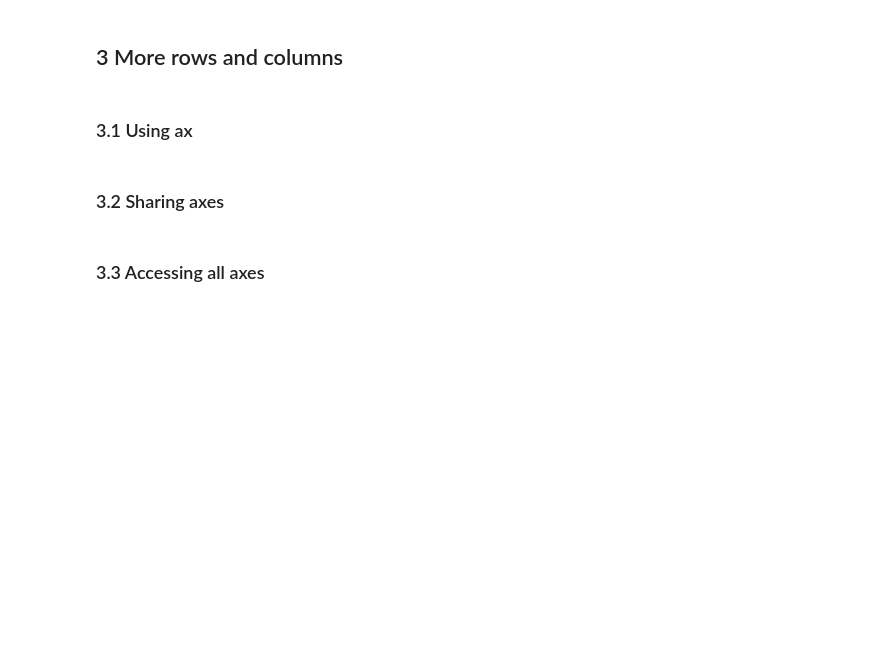
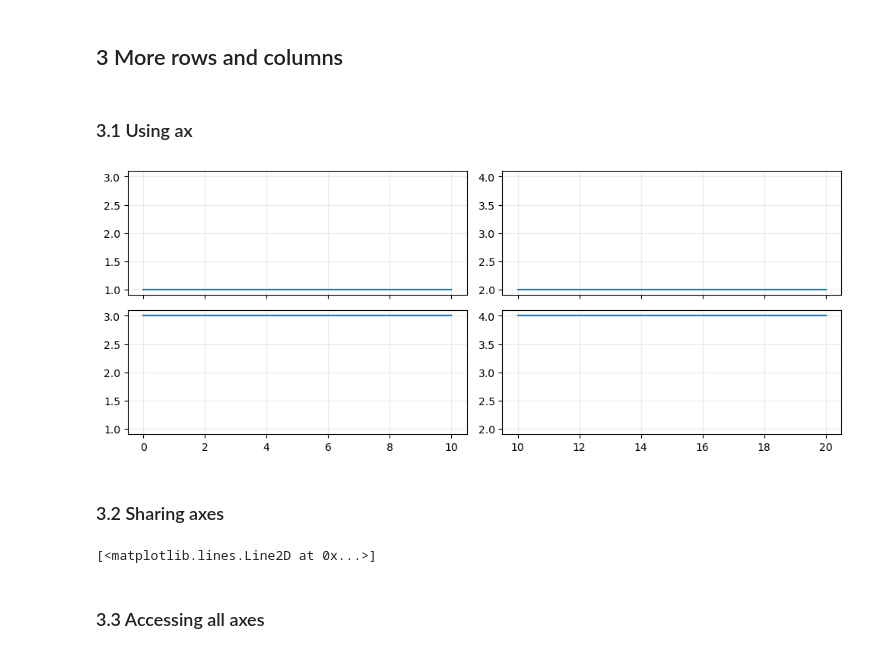
Before and after one commit to SPS-SP2273/learning-portfolio-hjjarin, a Jupyter notebook: plotting/plotting_(good).ipynb, the cells around one changed output. Drawn from its saved outputs; the diff is of its cells as text; code cells hidden in the pictures; blank space fills up the shorter version.

```diff
--- a/plotting/plotting_(good).ipynb
+++ b/plotting/plotting_(good).ipynb
@@ -70,10 +125,35 @@ numpy.ndarray
 # %% [markdown]
 ### 3.1 Using ax
 # %%
+fig, ax = plt.subplots(nrows=2, ncols=2,
+                       figsize=(10, 4),
+                       sharex='col', sharey='col')
 
-# Your code here
+# Some variables to access the axes and improve readabilty
+top_left, top_right, bottom_left, bottom_right = ax.flatten()
+
+# x data for plotting
+x1 = np.linspace(0, 10, 100)
+x2 = np.linspace(10, 20, 100)
+
+top_left.plot(x1, np.ones_like(x1))
+top_right.plot(x2, 2*np.ones_like(x2))
+bottom_left.plot(x1, 3*np.ones_like(x1))
+bottom_right.plot(x2, 4**np.ones_like(x2))
+
+for a in ax.flatten():
+    a.grid(alpha=.25)
+
+plt.tight_layout()
+plt.show()
+# %% [output]
+[figure, added]
 # %% [markdown]
 ### 3.2 Sharing axes
 # %%
-
-# Your code here
+ax[0, 0].plot(x1, np.ones_like(x1))
+ax[0, 1].plot(x2, 2*np.ones_like(x2))
+ax[1, 0].plot(x1, 3*np.ones_like(x1))
+ax[1, 1].plot(x2, 4**np.ones_like(x2))
+# %% [output]
+[<matplotlib.lines.Line2D at 0x...>]
```
Also changed, not shown: parts of 22 cells of this notebook.
